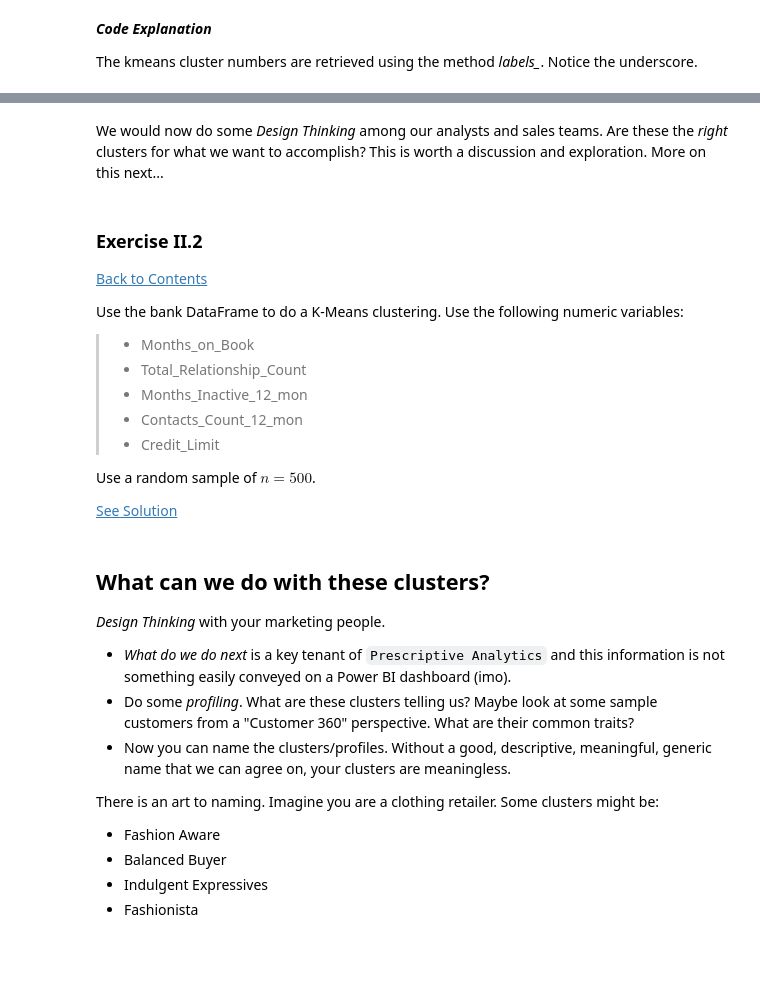
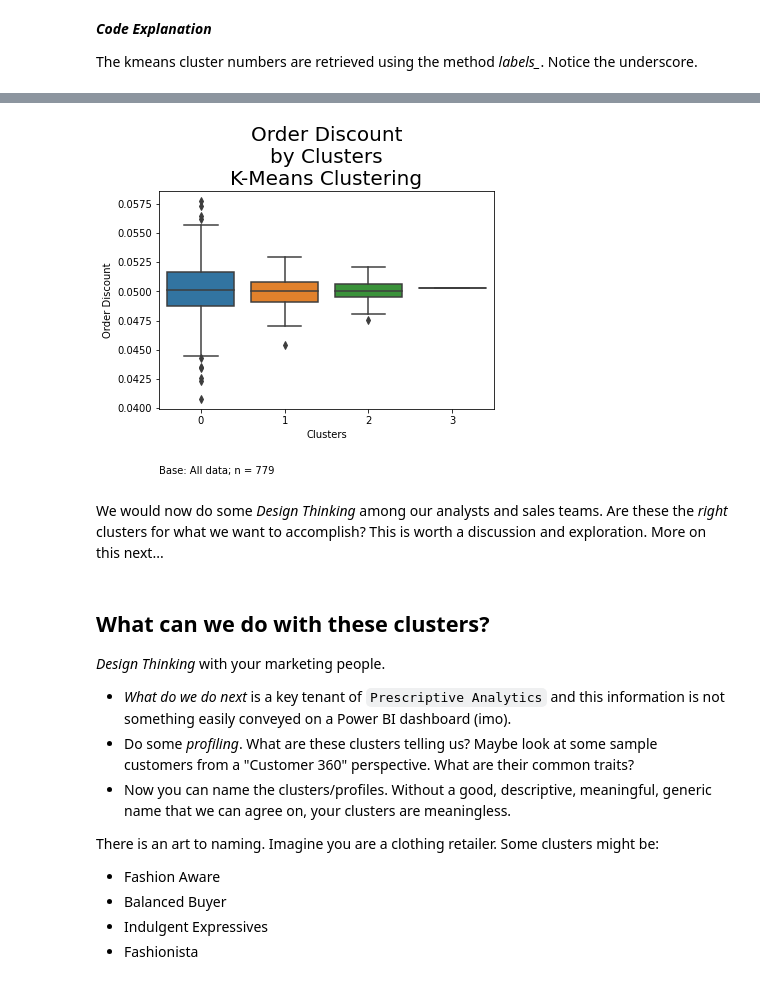
Before and after one commit to davew-msft/CustomerAnalytics, a Jupyter notebook: CustomerSegmentationAnalytics.ipynb, the cells around one changed output, grey strips where cells are left out. Cells and saved outputs as stored; diff of their text form; code cells hidden in the pictures; blank space fills up the shorter version.

```diff
--- a/CustomerSegmentationAnalytics.ipynb
+++ b/CustomerSegmentationAnalytics.ipynb
@@ -742,9 +697,9 @@ Process:
 # %%
 ##
 ## Set up data
-##
+
 cols = [ 'Region', 'totalUsales', 'meanPprice', 'meanDdisc', 'meanCdisc', 'meanPdisc', 'meanOdisc' ]
-df_kclusters = df_agg[ cols ].copy()
-##
-display( df_kclusters.head().style.set_caption( 'K-Means Clustering Data' ).\
-    set_table_styles( tbl_styles ).hide_index().format( format_dict ) )
+dfKClusters = dfAgg[ cols ].copy()
+
+display( dfKClusters.head().style.set_caption( 'K-Means Clustering Data' ).\
+    set_table_styles( tbl_styles ).hide_index().format( formatting ) )
@@ -751,11 +714,11 @@ display( df_kclusters.head().style.set_caption( 'K-Means Clustering Data' ).\
 # %%
 ##
 ## Subset the data for all numerics.  We remove the region, it doesn't appear to be needed.
-##
+
 cols = [ 'totalUsales', 'meanPprice', 'meanDdisc', 'meanCdisc', 'meanPdisc', 'meanOdisc' ]
-tmp = df_kclusters[ cols ]
-##
-## Do K-Means
+tmp = dfKClusters[ cols ]
+
+## Do K-Means Clustering
 ## why 42?  We need something to make it repeatable.
 
 kmeans = KMeans( n_clusters = 4, random_state = 42 ).fit( tmp )
@@ -766,8 +729,8 @@ The kmeans centers are retrieved using the method *cluster_centers_*
 # %%
 ##
 ## Add cluster labels to main cluster DataFrame
-##
-df_kclusters[ 'Cluster_Number' ] = kmeans.labels_   ## Notice the ending underscore
-##
-display( df_kclusters.head().style.set_caption( 'DataFrame with K-Means Cluster Assignments' ).\
-    set_table_styles( tbl_styles ).hide_index().format( format_dict ) )
+
+dfKClusters[ 'Cluster_Number' ] = kmeans.labels_   ## Notice the ending underscore
+
+display( dfKClusters.head().style.set_caption( 'DataFrame with K-Means Cluster Assignments' ).\
+    set_table_styles( tbl_styles ).hide_index().format( formatting ) )
@@ -778,8 +749,8 @@ The kmeans cluster numbers are retrieved using the method *labels_*.  Notice the
 # %%
 ##
 ## Examine the cluster size distribution
-##
-df_kclusters[ 'Cluster' ] = [ 'Cluster ' + str( x ) for x in df_kclusters.Cluster_Number ]
-display( df_kclusters.stb.freq( [ 'Cluster' ] ).style.set_caption( 'Cluster Distribution' ).\
+
+dfKClusters[ 'Cluster' ] = [ 'Cluster ' + str( x ) for x in dfKClusters.Cluster_Number ]
+display( dfKClusters.stb.freq( [ 'Cluster' ] ).style.set_caption( 'Cluster Distribution' ).\
     set_table_styles( tbl_styles ).\
     bar( subset = [ 'count' ], align='mid', color = 'red').hide_index().format( {'percent':'{0:.4}%', 'cumulative_percent':'{0:.4}%'} ) )
@@ -786,27 +764,13 @@ display( df_kclusters.stb.freq( [ 'Cluster' ] ).style.set_caption( 'Cluster Dist
 # %%
 ##
 ## Create a boxplot for each cluster for Order Discount
 ##
-ax = sns.boxplot( x = 'Cluster_Number', y = 'meanOdisc', data = df_kclusters )
+ax = sns.boxplot( x = 'Cluster_Number', y = 'meanOdisc', data = dfKClusters )
 ax.set_title( 'Order Discount\nby Clusters\nK-Means Clustering', fontsize = font_title )
 ax.set( xlabel = 'Clusters', ylabel = 'Order Discount' )
-base = 'Base: All data; n = ' + str( df_hclusters.shape[ 0 ] )
+base = 'Base: All data; n = ' + str( dfClusters.shape[ 0 ] )
 footer();
+# %% [output]
+[figure, added]
 # %% [markdown]
 We would now do some _Design Thinking_ among our analysts and sales teams.  Are these the _right_ clusters for what we want to accomplish?  This is worth a discussion and exploration.   More on this next...
-# %% [markdown]
-### Exercise II.2
-
-[Back to Contents](#Contents)
-
-Use the bank DataFrame to do a K-Means clustering.  Use the following numeric variables:
-
->- Months_on_Book
->- Total_Relationship_Count
->- Months_Inactive_12_mon
->- Contacts_Count_12_mon
->- Credit_Limit
-
-Use a random sample of $n = 500$.
-
-[See Solution](#Solution-II.2)
```
Also changed, not shown: parts of 140 cells of this notebook, 5 other files.
